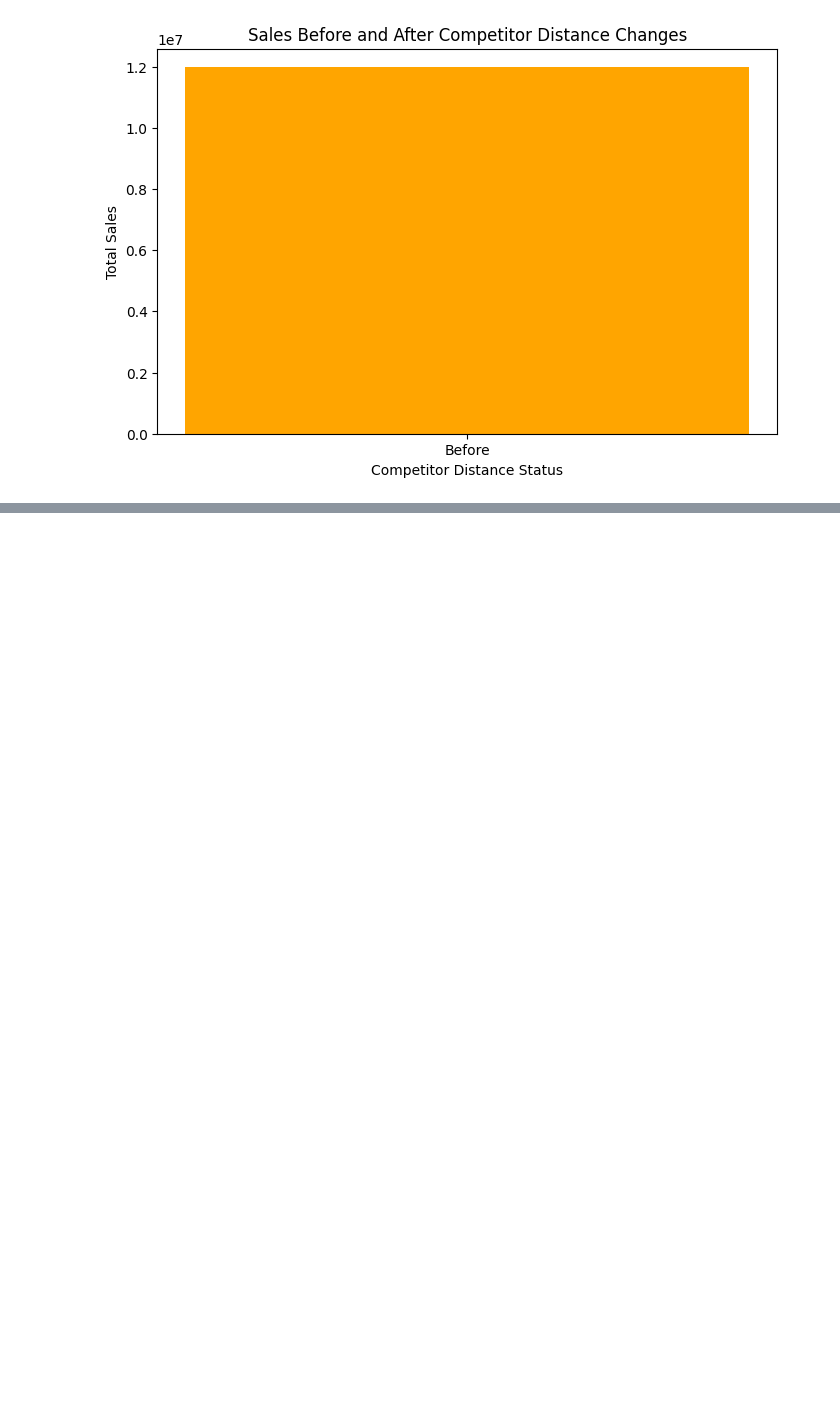
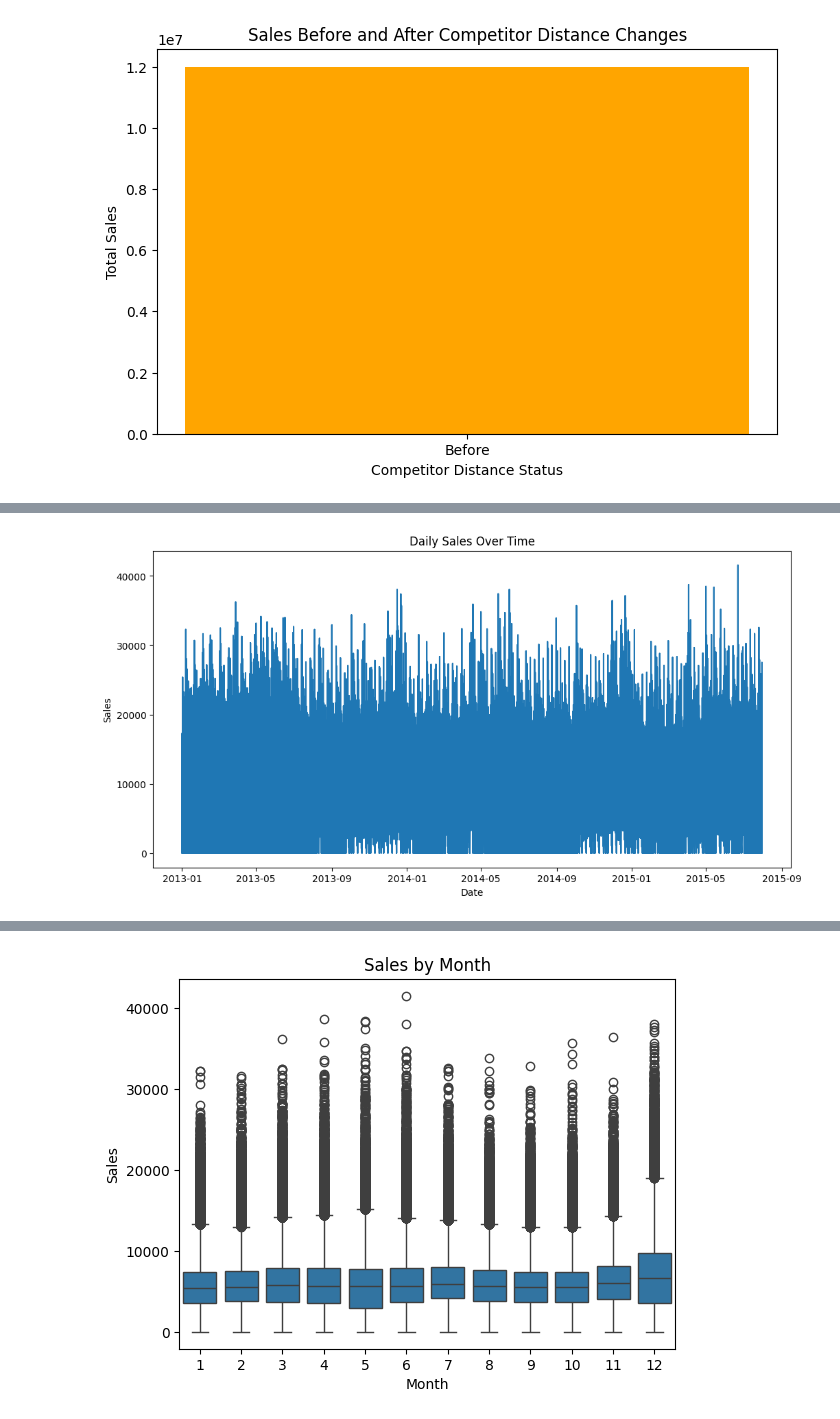
Before and after one commit to jackEBG/wek4, a Jupyter notebook: notebooks/prediction.ipynb, the cells around one changed output, grey strips where cells are left out. Saved outputs shown, nothing was run; the diff lists cells and outputs as text; code cells hidden in the pictures; blank space fills up the shorter version.

```diff
--- a/notebooks/prediction.ipynb
+++ b/notebooks/prediction.ipynb
@@ -369,0 +424,12 @@ See the caveats in the documentation: https://pandas.pydata.org/pandas-docs/stab
+# %%
+
+df=merged_data
+# %%
+# Check for missing values
+print(df.isnull().sum())
+
+# Fill missing values (example: forward fill)
+df.fillna(method='ffill', inplace=True)
+
+# Remove duplicates
+df.drop_duplicates(inplace=True)
@@ -369,0 +456,27 @@ See the caveats in the documentation: https://pandas.pydata.org/pandas-docs/stab
+# %%
+# Convert date to datetime format
+df['Date'] = pd.to_datetime(df['Date'])
+
+# Extract features
+df['Day'] = df['Date'].dt.day
+df['Month'] = df['Date'].dt.month
+df['Year'] = df['Date'].dt.year
+df['DayOfWeek'] = df['Date'].dt.dayofweek  # Monday=0, Sunday=6
+
+# Lagged features
+df['Lagged_Sales'] = df['Sales'].shift(1)
+df['Moving_Average'] = df['Sales'].rolling(window=7).mean()
+# Plot sales over time
+plt.figure(figsize=(12, 6))
+plt.plot(df['Date'], df['Sales'])
+plt.title('Daily Sales Over Time')
+plt.xlabel('Date')
+plt.ylabel('Sales')
+plt.show()
+
+# Analyze seasonality
+sns.boxplot(x='Month', y='Sales', data=df)
+plt.title('Sales by Month')
+plt.show()
+# %% [output]
+[figure, added]
@@ -369,0 +485 @@ See the caveats in the documentation: https://pandas.pydata.org/pandas-docs/stab
+[figure, added]
```
Also changed, not shown: parts of 9 cells of this notebook.
